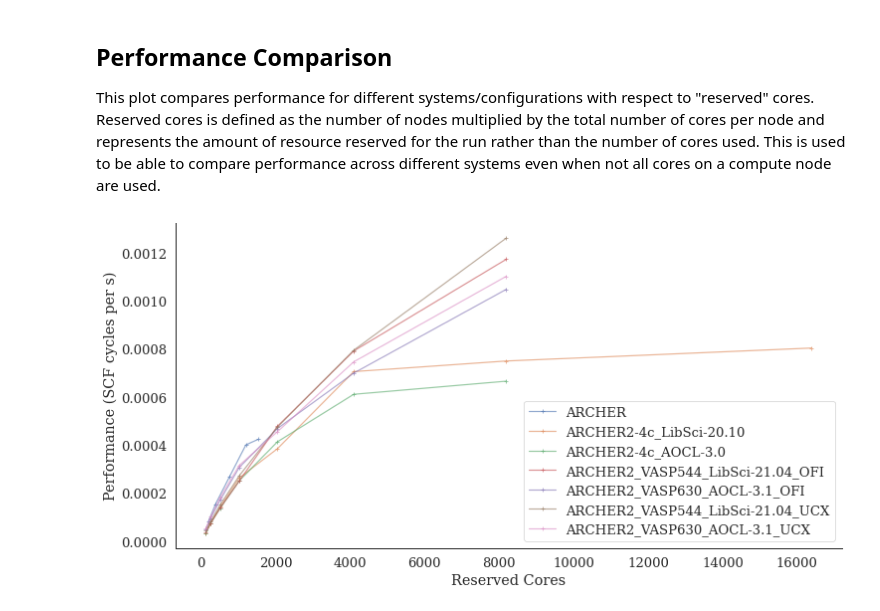
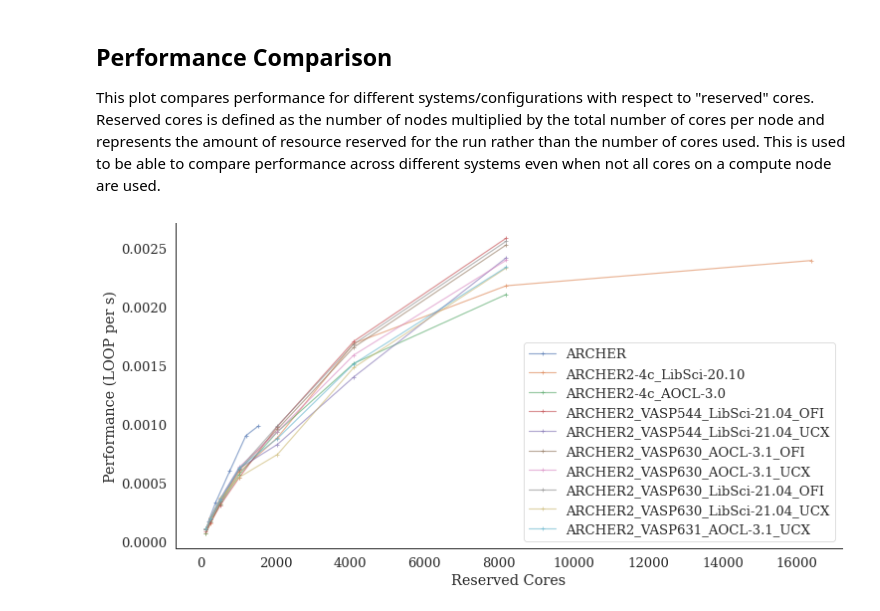
Before and after one commit to hpc-uk/archer-benchmarks, a Jupyter notebook: others/VASP/analysis/VASP_CdTe_perf_analysis.ipynb, the cells around one changed output. Drawn from its saved outputs; the diff is of its cells as text; code cells hidden in the pictures.

```diff
--- a/others/VASP/analysis/VASP_CdTe_perf_analysis.ipynb
+++ b/others/VASP/analysis/VASP_CdTe_perf_analysis.ipynb
@@ -59,18 +59,24 @@ sysdetails = sysinfo.getdetails('../../../systems.yaml')
 results = ['ARCHER', 'ARCHER2-4c_LibSci-20.10',
            'ARCHER2-4c_AOCL-3.0',
            'ARCHER2_VASP544_LibSci-21.04_OFI',
+           'ARCHER2_VASP544_LibSci-21.04_UCX',
            'ARCHER2_VASP630_AOCL-3.1_OFI',
-           'ARCHER2_VASP544_LibSci-21.04_UCX',
-           'ARCHER2_VASP630_AOCL-3.1_UCX'
+           'ARCHER2_VASP630_AOCL-3.1_UCX',
+           'ARCHER2_VASP630_LibSci-21.04_OFI',
+           'ARCHER2_VASP630_LibSci-21.04_UCX',
+           'ARCHER2_VASP631_AOCL-3.1_UCX'
           ]
 systems = {
     'ARCHER': 'ARCHER',
     'ARCHER2-4c_LibSci-20.10': 'ARCHER2',
     'ARCHER2-4c_AOCL-3.0': 'ARCHER2',
     'ARCHER2_VASP544_LibSci-21.04_OFI': 'ARCHER2',
+    'ARCHER2_VASP544_LibSci-21.04_UCX': 'ARCHER2',
     'ARCHER2_VASP630_AOCL-3.1_OFI': 'ARCHER2',
-    'ARCHER2_VASP544_LibSci-21.04_UCX': 'ARCHER2',
-    'ARCHER2_VASP630_AOCL-3.1_UCX': 'ARCHER2'
+    'ARCHER2_VASP630_AOCL-3.1_UCX': 'ARCHER2',
+    'ARCHER2_VASP630_LibSci-21.04_OFI': 'ARCHER2',
+    'ARCHER2_VASP630_LibSci-21.04_UCX': 'ARCHER2',
+    'ARCHER2_VASP631_AOCL-3.1_UCX': 'ARCHER2'
     }
 perf = {}
 notes = {}
@@ -205,11 +124,11 @@ This plot compares performance for different systems/configurations with respect
 # %%
 for res in results:
     totcores = [n * cpn[res] for n in nodes[res]]
     plt.plot(totcores, perf_nodes[res], '-+', label=names[res], alpha=0.6)
 plt.xlabel('Reserved Cores')
-plt.ylabel('Performance (SCF cycles per s)')
+plt.ylabel('Performance (LOOP per s)')
 plt.legend(loc='best')
 sns.despine()
-plt.savefig('vasp_cdte_perf.png', dpi=300)
+# plt.savefig('vasp_cdte_perf.png', dpi=300)
 # %% [output]
-[figure, old version]
+[figure, new version]
```
Also changed, not shown: parts of 4 cells of this notebook, 2 other files.
